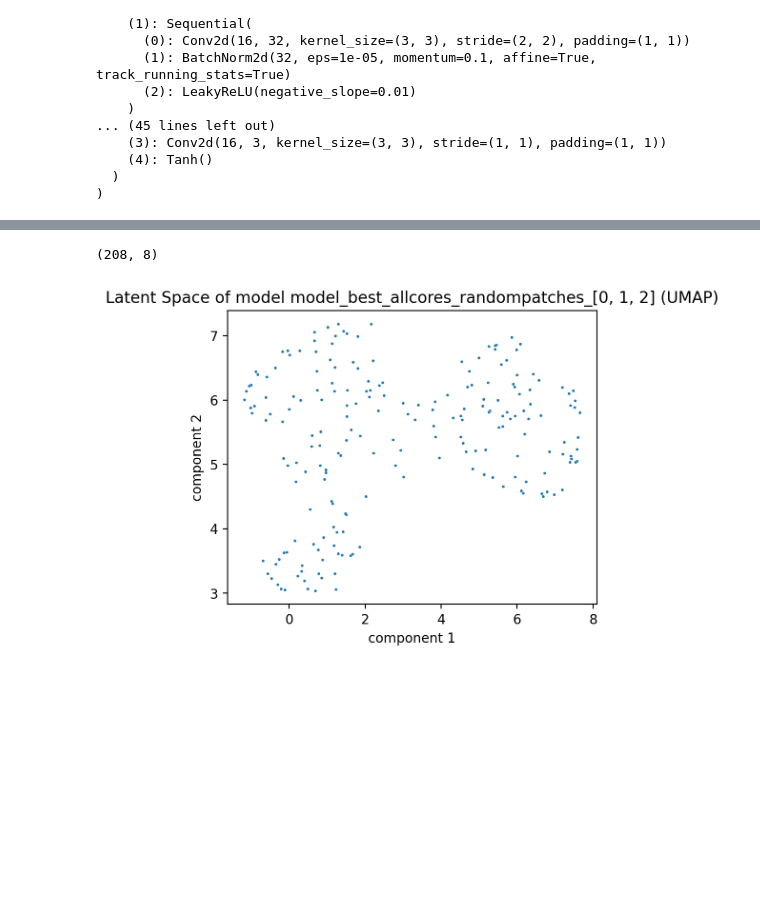
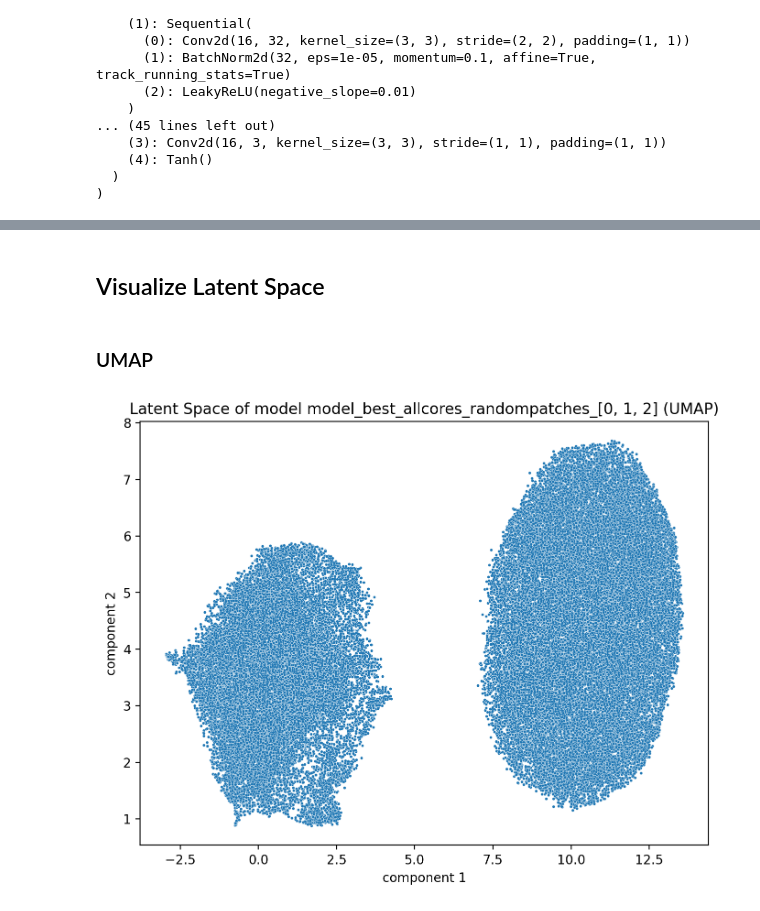
Before and after one commit to farkkilab/pixel_ai, a Jupyter notebook: notebooks/test_get_vanilla_vae_latent_space.ipynb, the cells around one changed output, grey strips where cells are left out. Drawn from its saved outputs; the diff is of its cells as text; code cells hidden in the pictures; blank space fills up the shorter version.

Commit message:
add codes to revisit patches according to clusters from latent space

```diff
--- a/notebooks/test_get_vanilla_vae_latent_space.ipynb
+++ b/notebooks/test_get_vanilla_vae_latent_space.ipynb
@@ -74,7 +78,7 @@ import random
 patches_files = [os.path.join(r, fn)
         for r, ds, fs in os.walk(files_path)
         for fn in fs if fn.endswith('.tiff')]
-tiff_dataset = TiffDataset(files=random.choices(patches_files, k=2000),
+tiff_dataset = TiffDataset(files=patches_files,
 transform=T.Resize(input_dimensions),
 channels=channels) # random.choices(patches_files, k=4000)
 
@@ -84,14 +88,15 @@ data_loader = torch.utils.data.DataLoader(
     sampler=None
     )
 # %%
+latent_list = []
+
 for i, images in enumerate(data_loader):
     images = images.cuda()
     x_hat = model(images)
     loss = model.loss_function(*x_hat, M_N=kld_weight)
     z = x_hat[4]
     value = z.cpu().detach().numpy()
+    latent_list.append(value)
+
+all_value = np.vstack(latent_list)
-# %%
-np.shape(value)
-# %% [output]
-(208, 8)
 # %%
@@ -99,14 +104,18 @@ np.save('../data/{}_latent_space.npy'.format(model_name), value)
+# %% [markdown]
+## Visualize Latent Space
+# %% [markdown]
+### UMAP
 # %%
 import umap.umap_ as umap
 
 proj_2d = pd.DataFrame(
-        data=umap.UMAP(n_neighbors=10, min_dist=0.1, n_components=2, metric='euclidean').fit_transform(value),
+        data=umap.UMAP(n_neighbors=50, min_dist=0.1, n_components=2, metric='euclidean').fit_transform(all_value),
         columns=["component 1", "component 2"]
         )
 
-plt.figure(figsize=(5, 4))
+plt.figure(figsize=(8, 6))
 sns.scatterplot(data=proj_2d, x="component 1", y="component 2", alpha=1, s=5)
 plt.title("Latent Space of model {} (UMAP)".format(model_name))
 plt.show()
 # %% [output]
-[figure, old version]
+[figure, new version]
```
Also changed, not shown: parts of 10 cells of this notebook.
